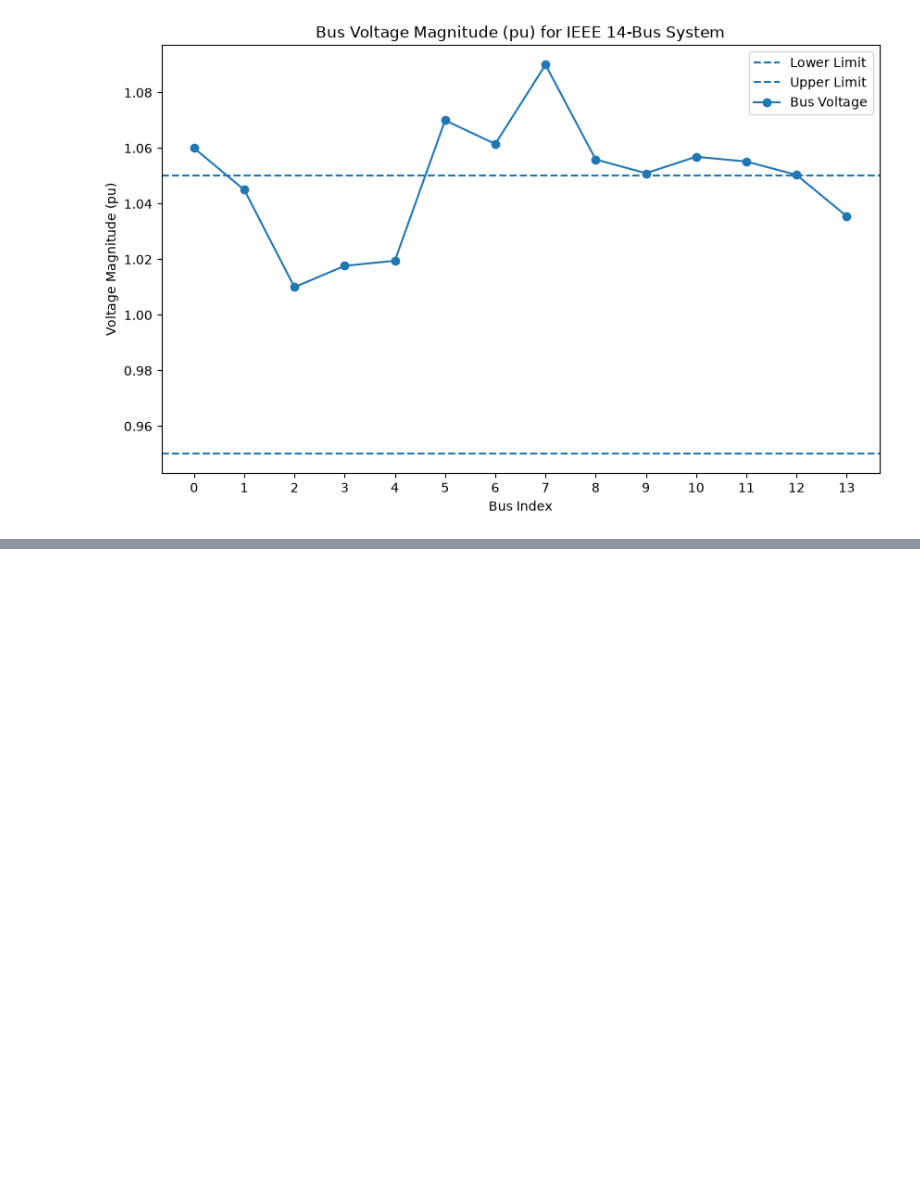
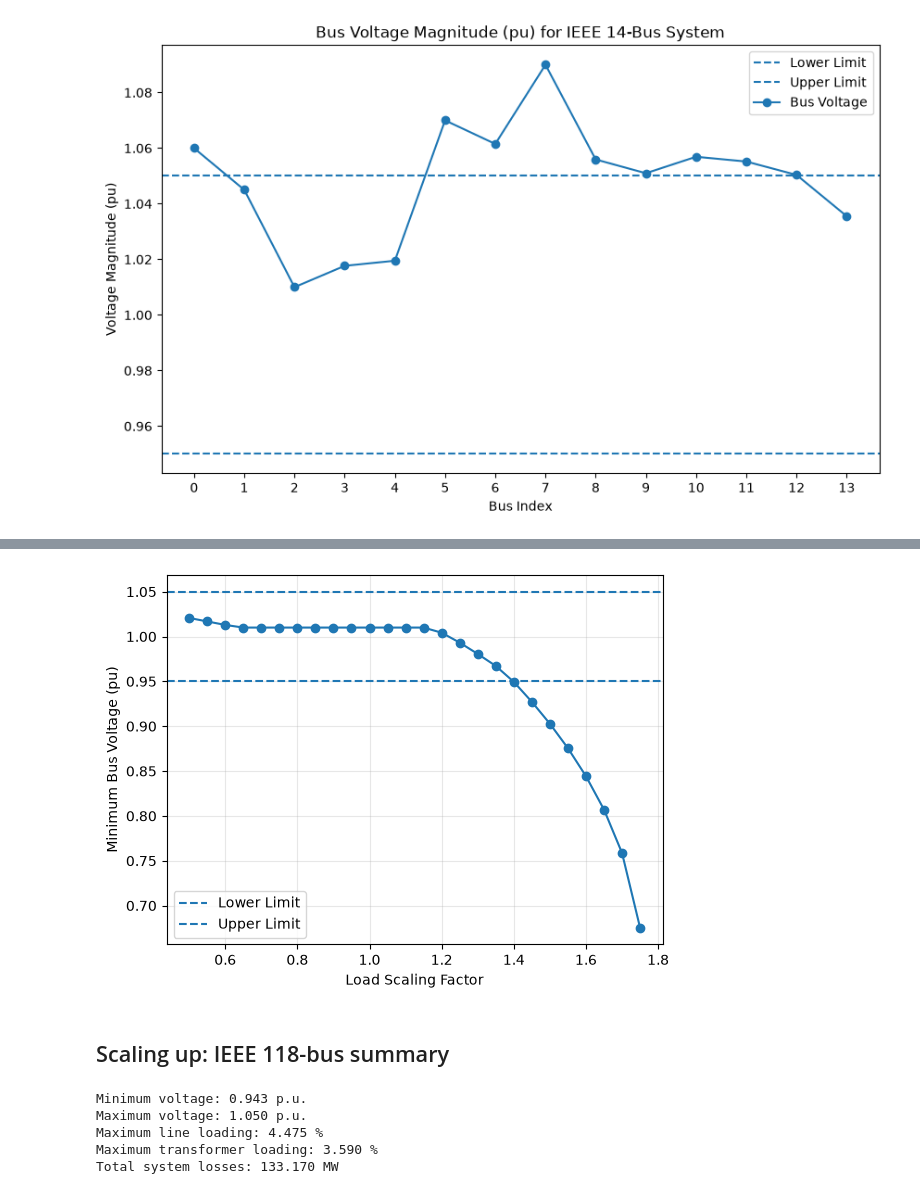
Before and after one commit to joeynievera/mini-interconnect, a Jupyter notebook: powerflow.ipynb, the cells around one changed output, grey strips where cells are left out. Saved outputs shown, nothing was run; the diff lists cells and outputs as text; code cells hidden in the pictures; blank space fills up the shorter version.

Commit message:
Ran load scaling and added 118 bus case

```diff
--- a/powerflow.ipynb
+++ b/powerflow.ipynb
@@ -1,9 +6,10 @@
 # %%
 import pandapower as pp
+import numpy as np
 import pandas as pd
 import matplotlib.pyplot as plt
-from pandapower.networks.power_system_test_cases import case14
+from pandapower.networks.power_system_test_cases import case14, case118
 
-
-net = case14() # Load the IEEE 14-bus test case
-pp.runpp(net)  # Run power flow analysis
+net14 = case14() # Load the IEEE 14-bus test case
+pp.runpp(net14)  # Run power flow analysis
+V_MIN, V_MAX = 0.95, 1.05  # Define voltage limits
@@ -84,0 +96,18 @@ plt.show()
+# %%
+results = [ ]
+net14_scaled = case14() # Load the IEEE 14-bus test case
+
+for s in np.round(np.arange(0.5, 3.01, 0.05), 2): # start, stop, step
+    net14_scaled.load.scaling = s
+    try:
+        pp.runpp(net14_scaled, enforce_q_lims=True)
+    except pp.LoadflowNotConverged as e:
+        results.append((s, None, None, "diverged"))
+        break
+    vmin = net14_scaled.res_bus.vm_pu.min()
+    lmax = net14_scaled.res_line.loading_percent.max()
+    results.append((s, vmin, lmax, "ok"))
+
+net14.load.scaling = 1.0
+result_frame = pd.DataFrame(results, columns=["scaling", "vmin", "lmax", "status"])
+display(result_frame)
@@ -84,0 +132,35 @@ plt.show()
+# %%
+plt.plot(result_frame.scaling, result_frame.vmin, marker="o")
+plt.axhline(y=V_MIN, label="Lower Limit", linestyle="--")
+plt.axhline(y=V_MAX, label="Upper Limit", linestyle="--")
+plt.xlabel("Load Scaling Factor")
+plt.ylabel("Minimum Bus Voltage (pu)")
+plt.legend()
+plt.grid(alpha=0.3)
+plt.show()
+# %% [output]
+[figure, added]
+# %% [markdown]
+## Scaling up: IEEE 118-bus summary
+# %%
+net118 = case118()
+
+pp.runpp(net118)
+
+min_vm = net118.res_bus["vm_pu"].min()
+print(f"Minimum voltage: {min_vm:.3f} p.u.")
+max_vm = net118.res_bus["vm_pu"].max()
+print(f"Maximum voltage: {max_vm:.3f} p.u.")
+max_line_loading = net118.res_line["loading_percent"].max()
+print(f"Maximum line loading: {max_line_loading:.3f} %")
+max_trafo_loading = net118.res_trafo["loading_percent"].max()
+print(f"Maximum transformer loading: {max_trafo_loading:.3f} %")
+
+total_losses = net118.res_line["pl_mw"].sum() + net118.res_trafo["pl_mw"].sum()
+print(f"Total system losses: {total_losses:.3f} MW")
+# %% [output]
+Minimum voltage: 0.943 p.u.
+Maximum voltage: 1.050 p.u.
+Maximum line loading: 4.475 %
+Maximum transformer loading: 3.590 %
+Total system losses: 133.170 MW
```
Also changed, not shown: parts of 9 cells of this notebook.
